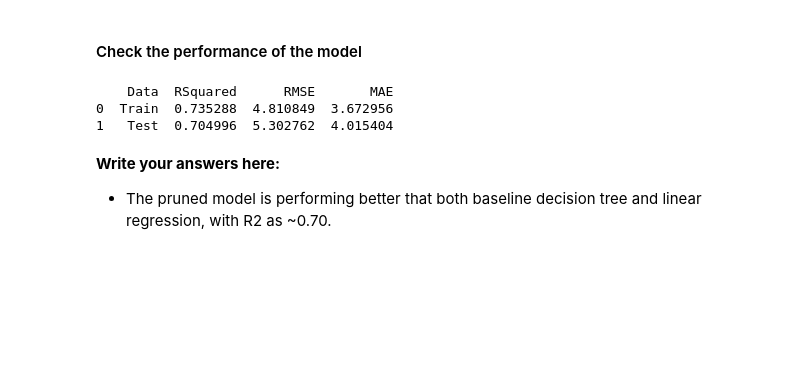
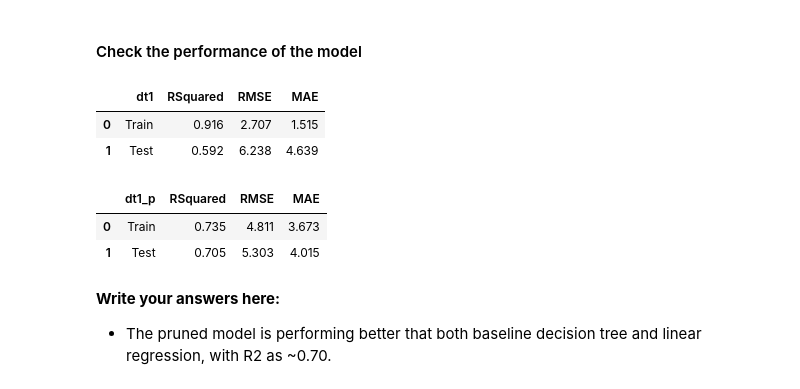
Before and after one commit to AlexHamn/NYC_taxi_ride_duration_prediction, a Jupyter notebook: NYC_Taxi_trip_duration.ipynb, the cells around one changed output. Saved outputs shown, nothing was run; the diff lists cells and outputs as text; code cells hidden in the pictures; blank space fills up the shorter version.

```diff
--- a/NYC_Taxi_trip_duration.ipynb
+++ b/NYC_Taxi_trip_duration.ipynb
@@ -799,11 +798,16 @@ DecisionTreeRegressor(max_depth=7)
 # %% [markdown]
 #### Check the performance of the model
 # %%
-model_pref(dt_pruned, X_train, X_test,y_train,y_test)
+dt1_pPerformance = model_pref(dt_pruned, X_train, X_test,y_train,y_test, 'dt1_p')
+
+display(dt1Performance, dt1_pPerformance)
 # %% [output]
-    Data  RSquared      RMSE       MAE
-0  Train  0.735288  4.810849  3.672956
-1   Test  0.704996  5.302762  4.015404
+|  | dt1 | RSquared | RMSE | MAE |
+| 0 | Train | 0.916 | 2.707 | 1.515 |
+| 1 | Test | 0.592 | 6.238 | 4.639 |
+|  | dt1_p | RSquared | RMSE | MAE |
+| 0 | Train | 0.735 | 4.811 | 3.673 |
+| 1 | Test | 0.705 | 5.303 | 4.015 |
 # %% [markdown]
 **Write your answers here:**
 - The pruned model is performing better that both baseline decision tree and linear regression, with R2 as ~0.70.
```
Also changed, not shown: parts of 4 cells of this notebook.
